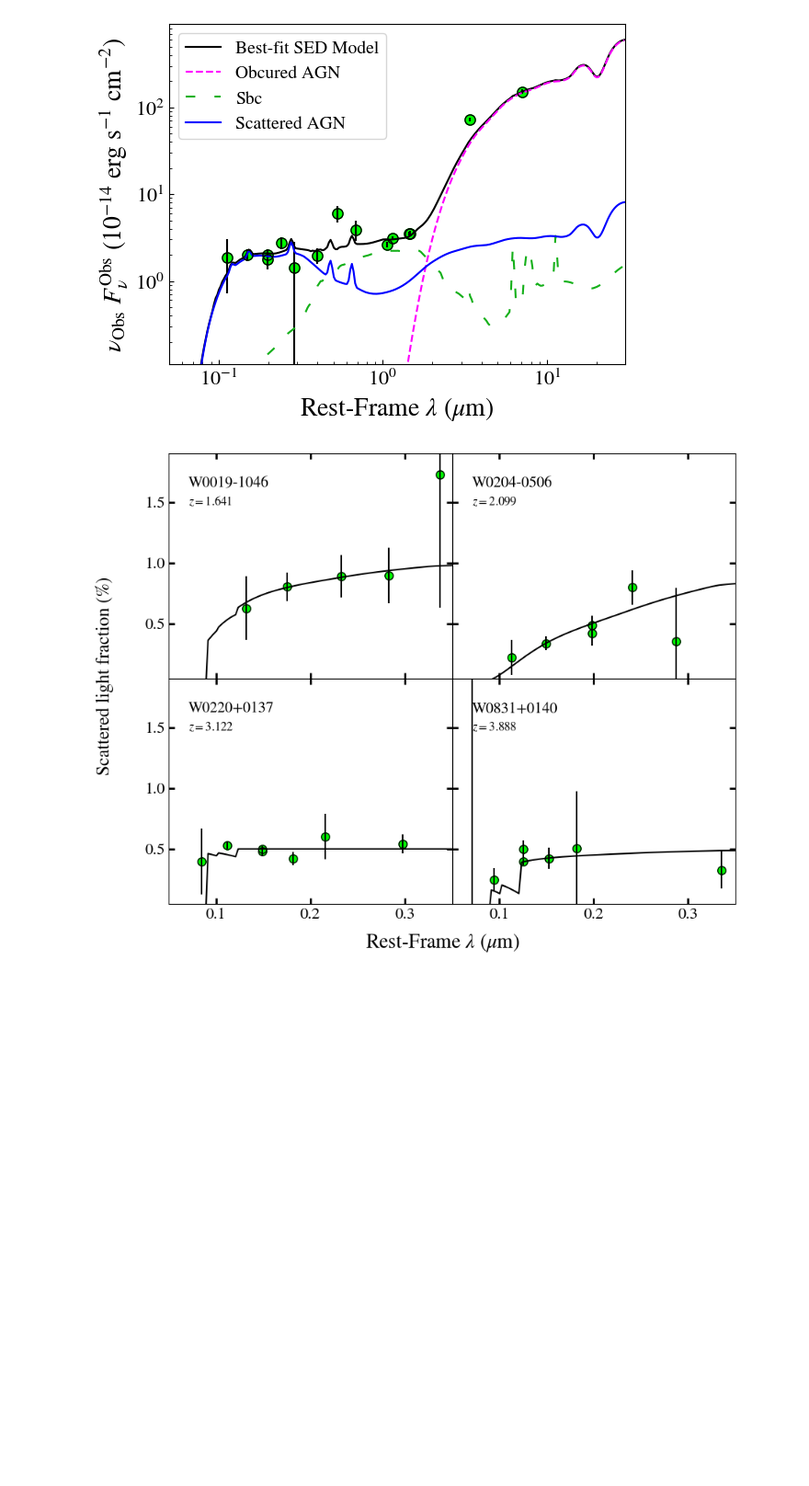
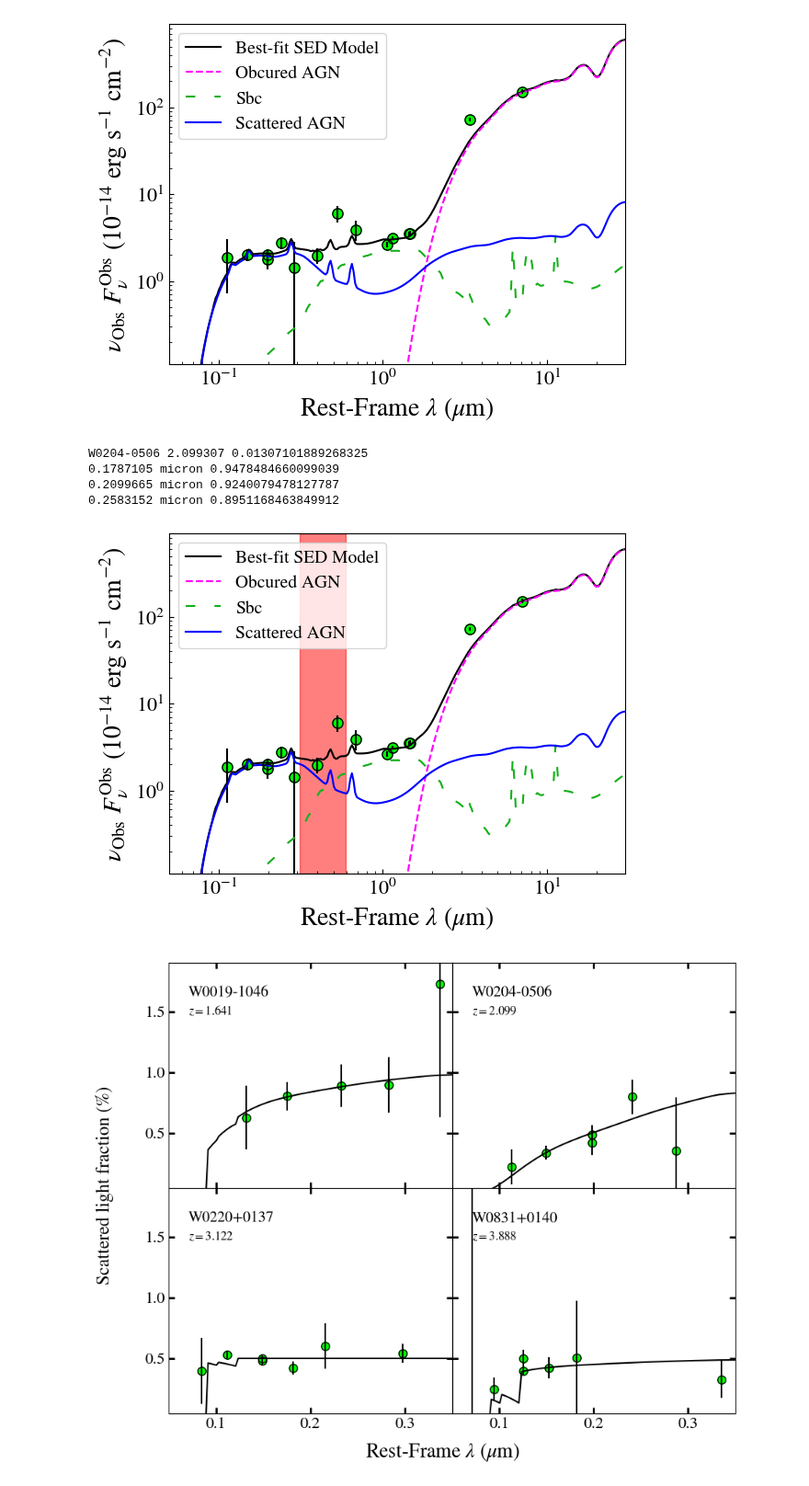
Before and after one commit to rjassef/Impol_BHDs_repo, a Jupyter notebook: plots/SED_models/SED_plot.ipynb, the cells around one changed output. Shown at 92% size. Drawn from its saved outputs; the diff is of its cells as text; code cells hidden in the pictures; blank space fills up the shorter version.

Commit message:
Made some proposal plots.

```diff
--- a/plots/SED_models/SED_plot.ipynb
+++ b/plots/SED_models/SED_plot.ipynb
@@ -302,6 +302,47 @@ W0204-0506 2.099307 0.01307101889268325
 0.2099665 micron 0.9240079478127787
 0.2583152 micron 0.8951168463849912
 [figure]
+# %%
+fig, ax = plt.subplots(1)#, figsize=(5,4.5))
+
+ax.set_xscale('log')
+ax.set_yscale('log')
+
+#Set the limits.
+ax.set_xlim([0.05, 30])
+ax.set_ylim([0.11, 900.])
+
+ipos = np.where(d22['wid']==wid)[0][0]
+z = d20['z'][ipos]
+ax.axvspan(0.97/(1+z), 1.84/(1+z), alpha=0.5, color='red')
+#ax.text(1.0/(1+z), 25, "G140/F100LP", style='italic', fontsize=8)
+
+#ax.xaxis.set_major_formatter(mticker.ScalarFormatter())
+#ax.yaxis.set_major_formatter(mticker.ScalarFormatter())
+ax.tick_params(axis='both', which='both', direction='in', labelsize=16)#, width=2, length=6, top=True, right=True)
+
+wid = "W0204-0506"
+plot_sed(wid, ax, d20, d21, d22, p_f, legend=False, yunits=1e-14*u.erg/u.s/u.cm**2)
+
+ipos = np.where(d22['wid']==wid)[0][0]
+z = d20['z'][ipos]
+#ax.text(0.025, 0.90, wid, transform=ax.transAxes, fontsize=18, ha='left')
+#ax.text(0.025, 0.82, r'$z = {0:.3f}$'.format(z), transform=ax.transAxes, fontsize=16, ha='left')
+#ax.text(0.025, 0.74, r'$p_{{\rm ran}}={0:.3f} \%$'.format(p_f[wid]*100), transform=ax.transAxes, fontsize=16, ha='left')
+
+#Set the axis labels
+ax.set_xlabel("Rest-Frame $\lambda$ ($\mu$m)", fontsize=20, y=0.035)
+ax.set_ylabel(r"$\nu_{\rm Obs}~F^{\rm Obs}_{\nu}~(10^{-14}~\rm erg~\rm s^{-1}~\rm cm^{-2})$", fontsize=20, x=0.04)
+
+ax.legend(fontsize=14)
+
+plt.savefig("W0204_SED_proposal.png", dpi=200, bbox_inches='tight')
+# %% [output]
+W0204-0506 2.099307 0.01307101889268325
+0.1787105 micron 0.9478484660099039
+0.2099665 micron 0.9240079478127787
+0.2583152 micron 0.8951168463849912
+[figure, added]
 # %%
 #We need to make a plot of the scattered light fraction as well. We can do this by dividing the best-fit secondary AGN SED and the data points by the best-fit primary model.
 def plot_scattered_sed(wid, ax, d20, d21, d22):
```
Also changed, not shown: 3 other files.
